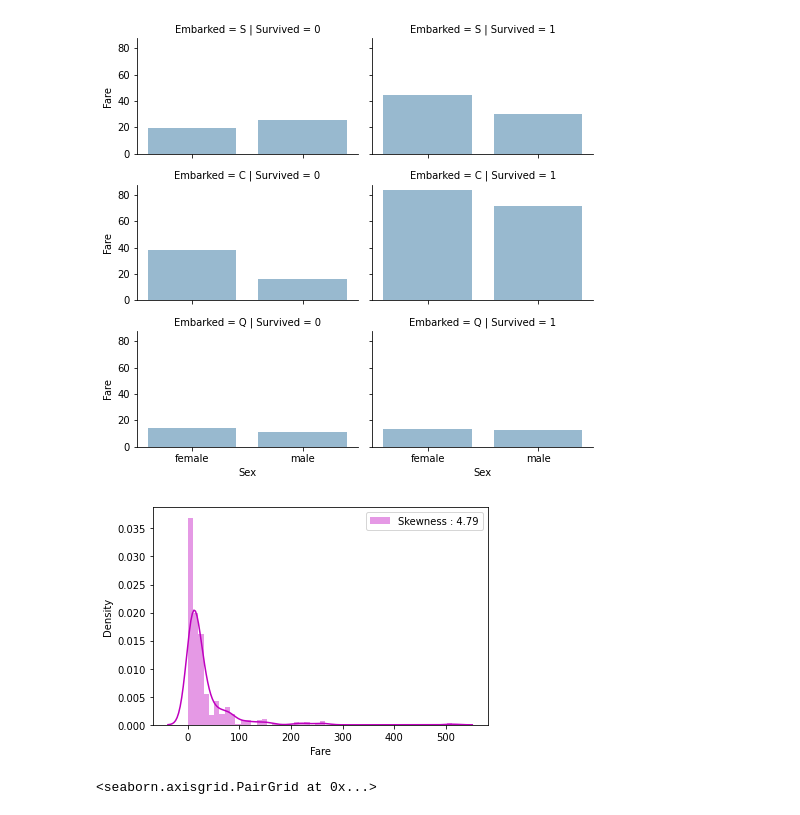
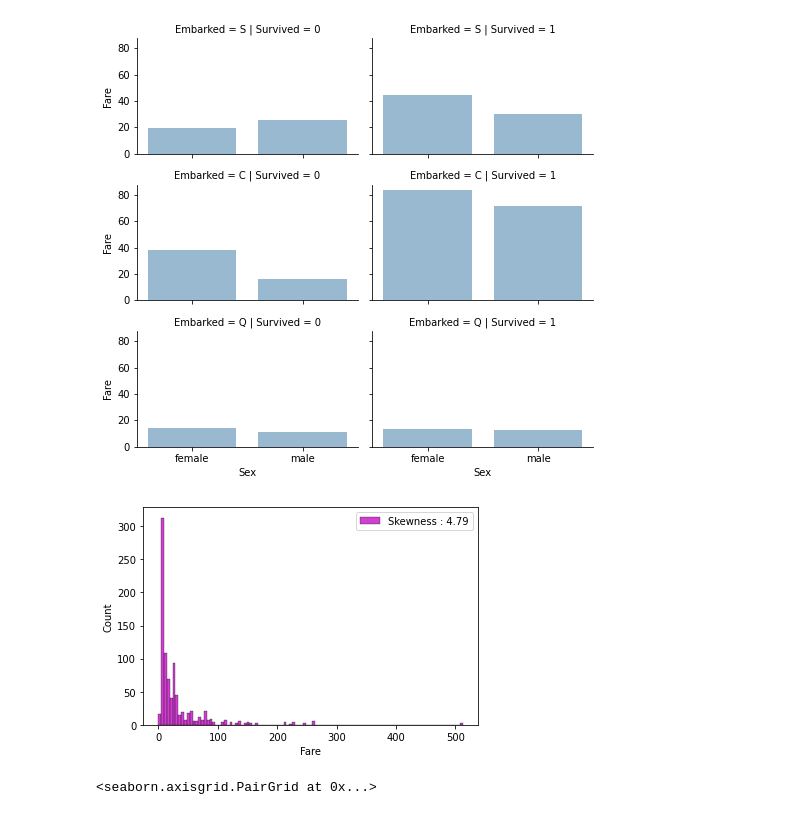
Before and after one commit to JAlblas/kaggle-titanic, a Jupyter notebook: titanic-2022.ipynb, the cells around one changed output. Cells and saved outputs as stored; diff of their text form; code cells hidden in the pictures.

```diff
--- a/titanic-2022.ipynb
+++ b/titanic-2022.ipynb
@@ -49,2 +41,2 @@ memory usage: 83.7+ KB
 # %%
-df.set_index('PassengerId')
+#df = df.set_index('PassengerId')
@@ -275,10 +256,10 @@ grid.add_legend()
 <seaborn.axisgrid.FacetGrid at 0x...>
 [figure]
 # %%
-g = sns.distplot(df["Fare"], color="m", label="Skewness : %.2f"%(df["Fare"].skew()))
+g = sns.histplot(df["Fare"], color="m", label="Skewness : %.2f"%(df["Fare"].skew()))
 g = g.legend(loc="best")
 # %% [output]
-[figure, old version]
+[figure, new version]
 # %%
 sns.pairplot(df)
 # %% [output]
```
Also changed, not shown: parts of 47 cells of this notebook.
